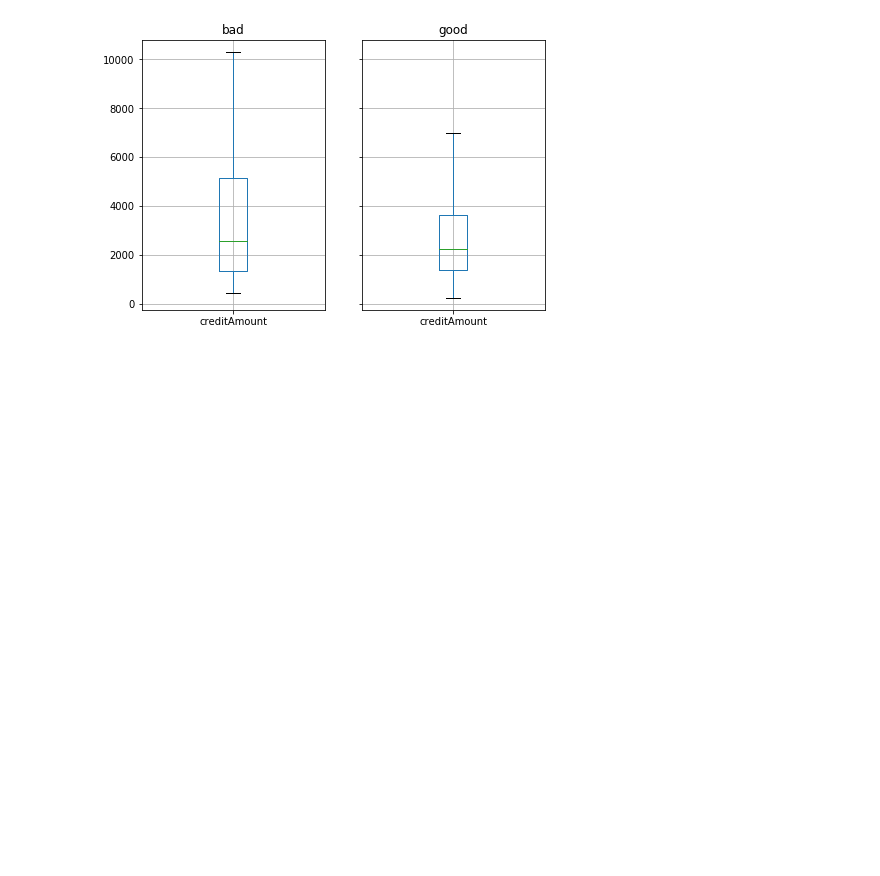
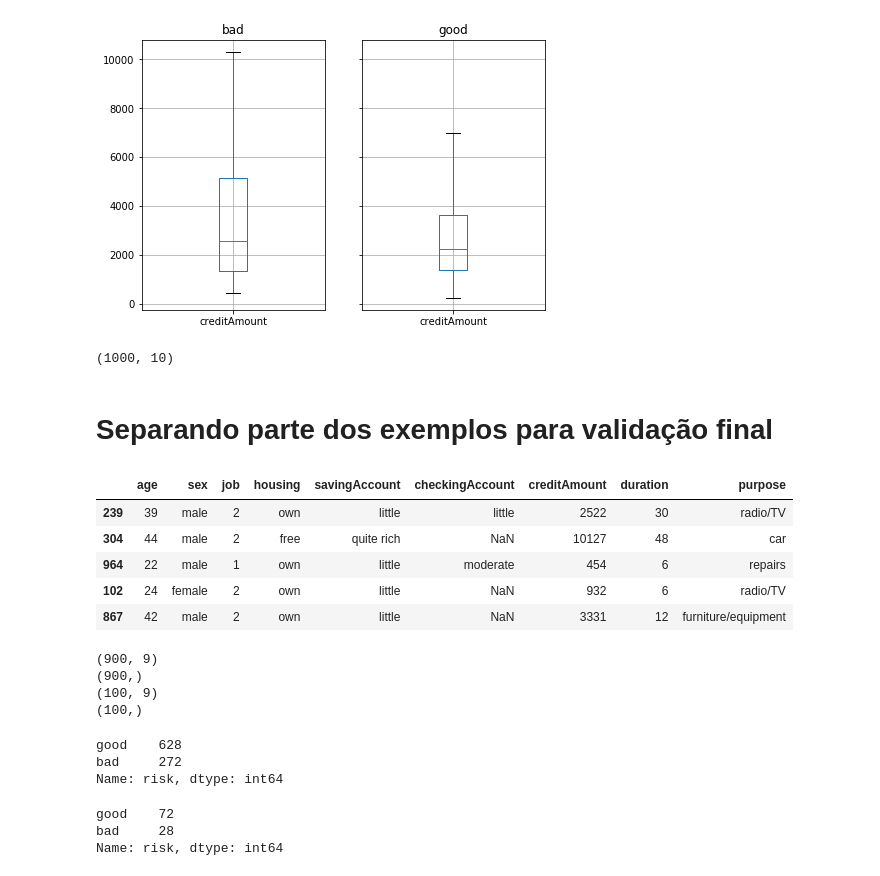
Before and after one commit to fbarth/ml-course, a Jupyter notebook: scripts/python/2020_german_credit.ipynb, the cells around one changed output. Drawn from its saved outputs; the diff is of its cells as text; code cells hidden in the pictures; blank space fills up the shorter version.

```diff
--- a/scripts/python/2020_german_credit.ipynb
+++ b/scripts/python/2020_german_credit.ipynb
@@ -270,3 +270,43 @@ bad          AxesSubplot(0.1,0.15;0.363636x0.75)
 good    AxesSubplot(0.536364,0.15;0.363636x0.75)
 dtype: object
 [figure]
+# %%
+df.shape
+# %% [output]
+(1000, 10)
+# %% [markdown]
+# Separando parte dos exemplos para validação final
+# %%
+from sklearn.model_selection import train_test_split
+X_train, X_test, y_train, y_test = train_test_split(df.iloc[:,0:9], df['risk'], test_size=0.1, random_state=4)
+# %%
+X_train.head()
+# %% [output]
+|  | age | sex | job | housing | savingAccount | checkingAccount | creditAmount | duration | purpose |
+| 239 | 39 | male | 2 | own | little | little | 2522 | 30 | radio/TV |
+| 304 | 44 | male | 2 | free | quite rich | NaN | 10127 | 48 | car |
+| 964 | 22 | male | 1 | own | little | moderate | 454 | 6 | repairs |
+| 102 | 24 | female | 2 | own | little | NaN | 932 | 6 | radio/TV |
+| 867 | 42 | male | 2 | own | little | NaN | 3331 | 12 | furniture/equipment |
+# %%
+print(X_train.shape)
+print(y_train.shape)
+print(X_test.shape)
+print(y_test.shape)
+# %% [output]
+(900, 9)
+(900,)
+(100, 9)
+(100,)
+# %%
+y_train.value_counts()
+# %% [output]
+good    628
+bad     272
+Name: risk, dtype: int64
+# %%
+y_test.value_counts()
+# %% [output]
+good    72
+bad     28
+Name: risk, dtype: int64
```
Also changed, not shown: parts of 25 cells of this notebook, 1 other file.
